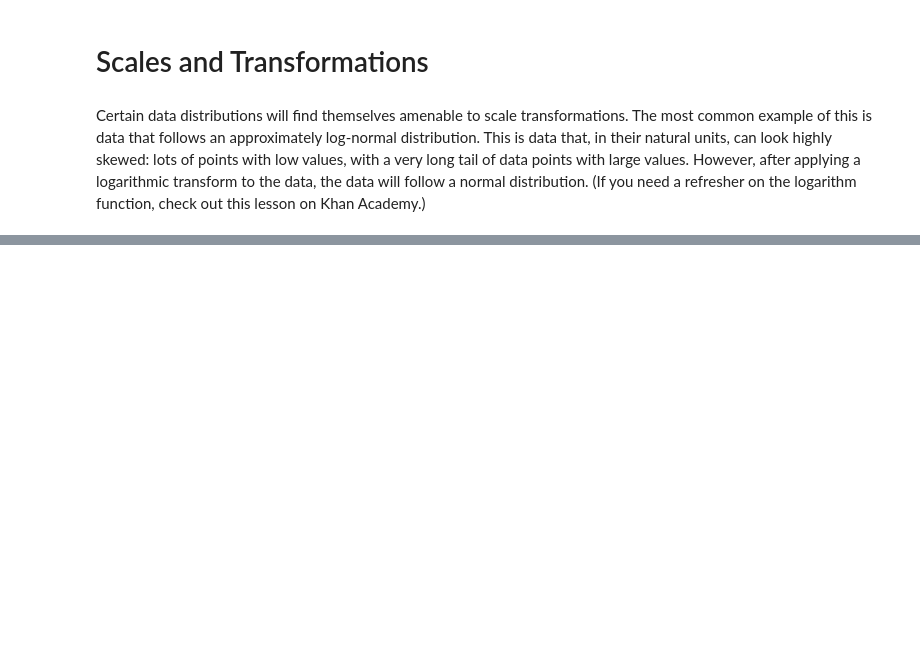
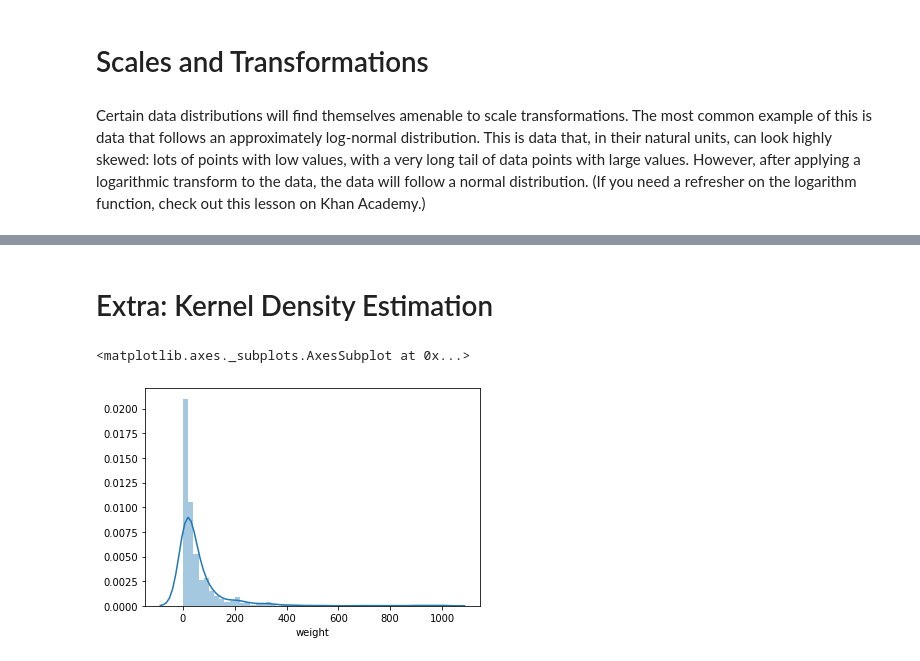
Before and after one commit to zhecho/AIPND, a Jupyter notebook: Notes/Matplotlib_Notes.ipynb, the cells around one changed output, grey strips where cells are left out. Drawn from its saved outputs; the diff is of its cells as text; code cells hidden in the pictures; blank space fills up the shorter version.

```diff
--- a/Notes/Matplotlib_Notes.ipynb
+++ b/Notes/Matplotlib_Notes.ipynb
@@ -288,0 +346,10 @@ Certain data distributions will find themselves amenable to scale transformation
+# %% [markdown]
+# Extra: Kernel Density Estimation
+# %%
+# Earlier in this lesson, you saw an example of kernel
+# density estimation (KDE) through the use of seaborn's
+# distplot function, which plots a KDE on top of a histogram.
+sb.distplot(pokemon['weight'])
+# %% [output]
+<matplotlib.axes._subplots.AxesSubplot at 0x...>
+[figure, added]
```
Also changed, not shown: parts of 42 cells of this notebook, 2 other files.
